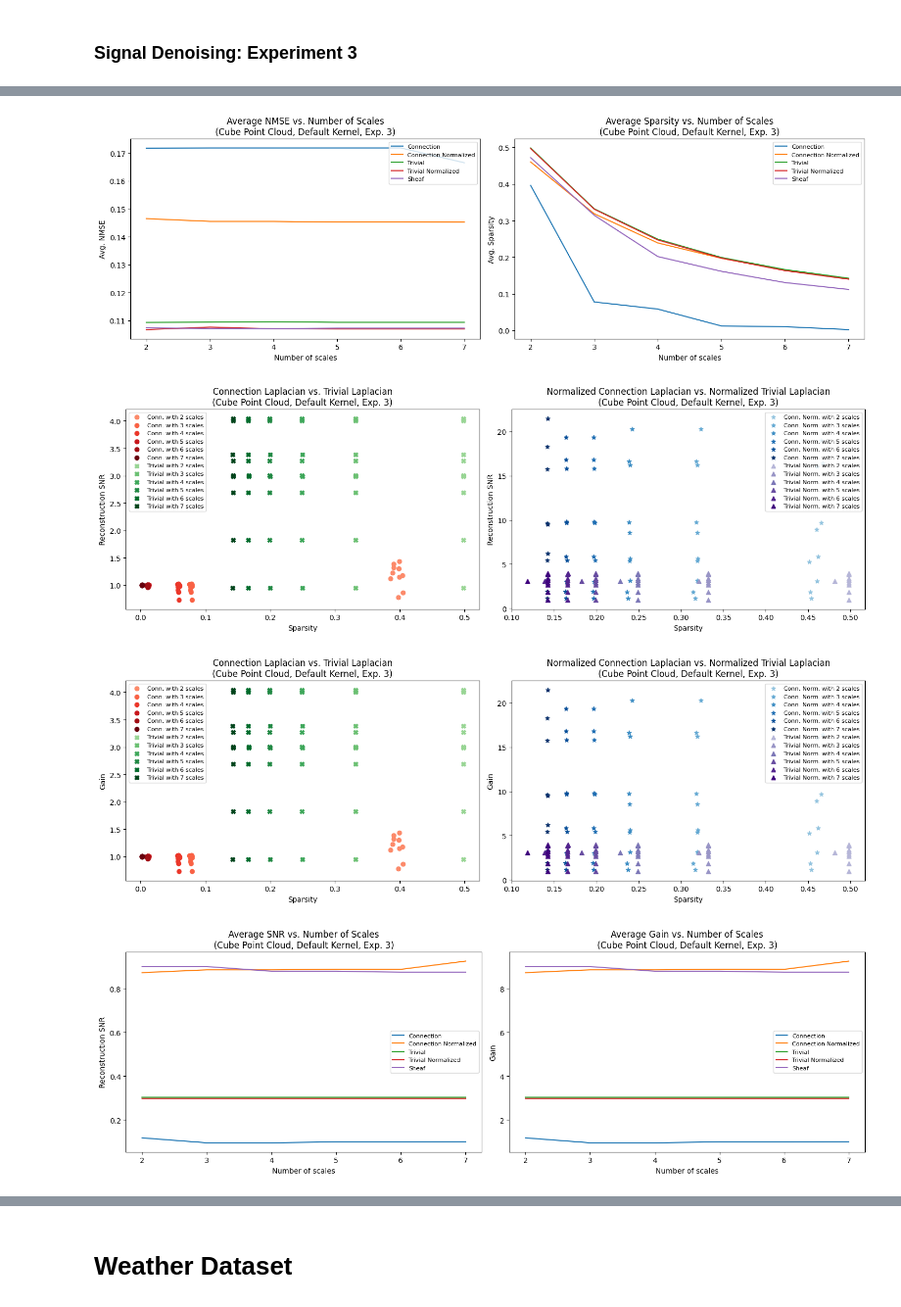
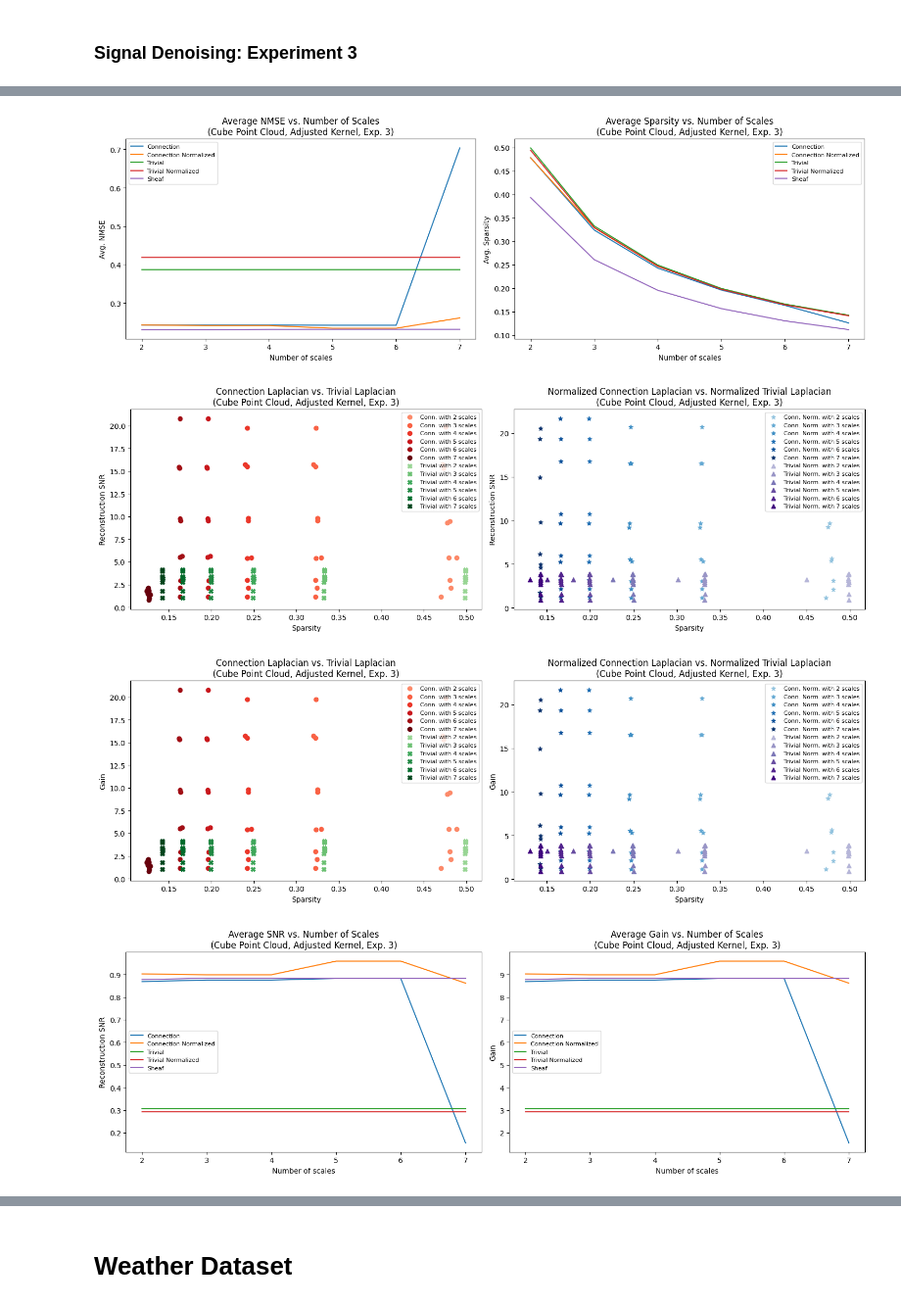
Before and after one commit to gmaurer08/sheaf-signal-processing, a Jupyter notebook: main.ipynb, the cells around one changed output, grey strips where cells are left out. Shown at 98% size. Cells and saved outputs as stored; diff of their text form; code cells hidden in the pictures.

Commit message:
signal denoising cube

```diff
--- a/main.ipynb
+++ b/main.ipynb
@@ -321,13 +335,13 @@ hyperparameters = {
     'gamma': 0.97,
     'num_signals': 10,
     'SEED': 42,
-    'adjust_kernel': False,
+    'adjust_kernel': True,
     'SNR': 10
 }
 
 sparsity_results, nmse_results, snr_rec_results, snr_gain_results = signal_denoising_exp2(point_cloud, hyperparameters)
 
-file_path = 'results/cube/denoising/default kernel/SNR_10/'
+file_path = 'results/cube/denoising/adjusted kernel/SNR_10/'
 exp_path = '_2.pkl'
 
 # Save all results
@@ -344,11 +358,13 @@ with open(file_path + 'snr_gain' + exp_path, 'wb') as f:
     pickle.dump(snr_gain_results, f)
 # %%
 # Experiment details
-default = 'Default'
+default = 'Adjusted'
 point_cloud_name = 'Cube Point Cloud'
 exp_num = 2
-file_path = 'results/cube/denoising/default kernel/SNR_10/'
+file_path = 'results/cube/denoising/adjusted kernel/SNR_10/'
 exp_path = '_2.pkl'
+num_scales = [2,3,4,5,6,7]
+laplacians = ['Connection', 'Connection Normalized', 'Trivial', 'Trivial Normalized', 'Sheaf']
 
 # Load data
 sparsity_results = pickle.load(open(file_path + 'sparsity' + exp_path, 'rb'))
@@ -358,7 +374,7 @@ snr_gain_results = pickle.load(open(file_path + 'snr_gain' + exp_path, 'rb'))
 
 # Plot everything
 plot_sparsity_vs_nmse(num_scales, sparsity_results, nmse_results, file_path + f'exp{exp_num}_plot1.png', subtitle=f'({point_cloud_name}, {default} Kernel, Exp. {exp_num})')
-plot_avg_results_vs_num_scales(num_scales, laplacians, sparsity_results, nmse_results1, file_path + f'exp{exp_num}_plot2.png', subtitle=f'({point_cloud_name}, {default} Kernel, Exp. {exp_num})')
+plot_avg_results_vs_num_scales(num_scales, laplacians, sparsity_results, nmse_results, file_path + f'exp{exp_num}_plot2.png', subtitle=f'({point_cloud_name}, {default} Kernel, Exp. {exp_num})')
 plot_sparsity_vs_snr_rec(num_scales, sparsity_results, snr_rec_results, file_path + f'exp{exp_num}_plot3.png', subtitle=f'({point_cloud_name}, {default} Kernel, Exp. {exp_num})')
 plot_sparsity_vs_gain(num_scales, sparsity_results, snr_rec_results, file_path + f'exp{exp_num}_plot4.png', subtitle=f'({point_cloud_name}, {default} Kernel, Exp. {exp_num})')
 plot_avg_results_vs_num_scales2(num_scales, laplacians, snr_rec_results, snr_gain_results, file_path + f'exp{exp_num}_plot5.png', subtitle=f'({point_cloud_name}, {default} Kernel, Exp. {exp_num})')
@@ -384,13 +400,13 @@ hyperparameters = {
     'gamma': 0.97,
     'num_signals': 10,
     'SEED': 42,
-    'adjust_kernel': False,
+    'adjust_kernel': True,
     'SNR': 10
 }
 
 sparsity_results, nmse_results, snr_rec_results, snr_gain_results = signal_denoising_exp3(point_cloud, hyperparameters)
 
-file_path = 'results/cube/denoising/default kernel/SNR_10/'
+file_path = 'results/cube/denoising/adjusted kernel/SNR_10/'
 exp_path = '_3.pkl'
 
 # Save all results
@@ -407,11 +423,13 @@ with open(file_path + 'snr_gain' + exp_path, 'wb') as f:
     pickle.dump(snr_gain_results, f)
 # %%
 # Experiment details
-default = 'Default'
+default = 'Adjusted'
 point_cloud_name = 'Cube Point Cloud'
 exp_num = 3
-file_path = 'results/cube/denoising/default kernel/SNR_10/'
+file_path = 'results/cube/denoising/adjusted kernel/SNR_10/'
 exp_path = '_3.pkl'
+num_scales = [2,3,4,5,6,7]
+laplacians = ['Connection', 'Connection Normalized', 'Trivial', 'Trivial Normalized', 'Sheaf']
 
 # Load data
 sparsity_results = pickle.load(open(file_path + 'sparsity' + exp_path, 'rb'))
@@ -421,7 +439,7 @@ snr_gain_results = pickle.load(open(file_path + 'snr_gain' + exp_path, 'rb'))
 
 # Plot everything
 plot_sparsity_vs_nmse(num_scales, sparsity_results, nmse_results, file_path + f'exp{exp_num}_plot1.png', subtitle=f'({point_cloud_name}, {default} Kernel, Exp. {exp_num})')
-plot_avg_results_vs_num_scales(num_scales, laplacians, sparsity_results, nmse_results1, file_path + f'exp{exp_num}_plot2.png', subtitle=f'({point_cloud_name}, {default} Kernel, Exp. {exp_num})')
+plot_avg_results_vs_num_scales(num_scales, laplacians, sparsity_results, nmse_results, file_path + f'exp{exp_num}_plot2.png', subtitle=f'({point_cloud_name}, {default} Kernel, Exp. {exp_num})')
 plot_sparsity_vs_snr_rec(num_scales, sparsity_results, snr_rec_results, file_path + f'exp{exp_num}_plot3.png', subtitle=f'({point_cloud_name}, {default} Kernel, Exp. {exp_num})')
 plot_sparsity_vs_gain(num_scales, sparsity_results, snr_rec_results, file_path + f'exp{exp_num}_plot4.png', subtitle=f'({point_cloud_name}, {default} Kernel, Exp. {exp_num})')
 plot_avg_results_vs_num_scales2(num_scales, laplacians, snr_rec_results, snr_gain_results, file_path + f'exp{exp_num}_plot5.png', subtitle=f'({point_cloud_name}, {default} Kernel, Exp. {exp_num})')
@@ -430,4 +448,4 @@ plot_avg_results_vs_num_scales2(num_scales, laplacians, snr_rec_results, snr_gai
-[figure, old version]
+[figure, new version]
-[figure, old version]
+[figure, new version]
-[figure, old version]
+[figure, new version]
-[figure, old version]
+[figure, new version]
```
Also changed, not shown: parts of 31 cells of this notebook, 11 other files.
